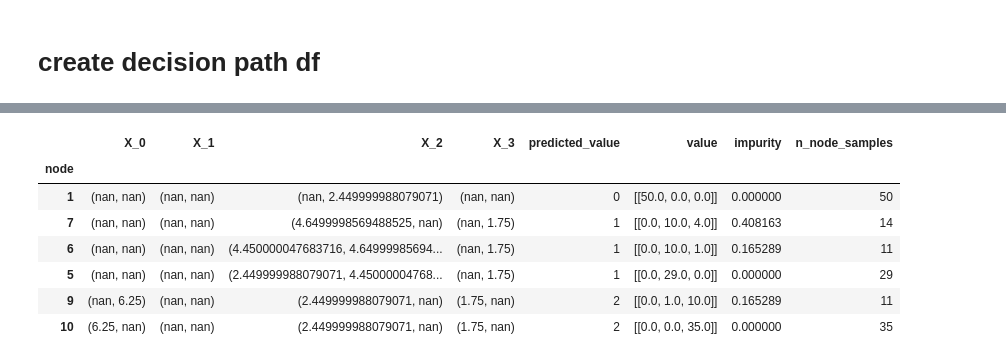
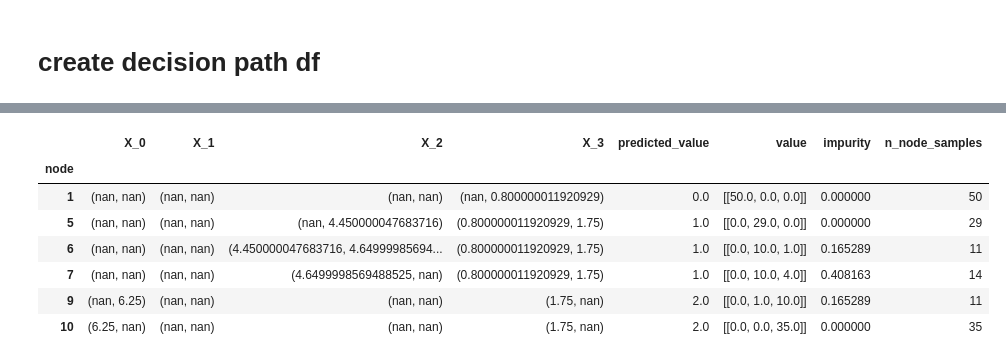
Before and after one commit to kotaRof/HackingDecisionTree, a Jupyter notebook: extractDecisionPathInfo/ipynb/runAll.ipynb, the cells around one changed output, grey strips where cells are left out. Drawn from its saved outputs; the diff is of its cells as text; code cells hidden in the pictures.

Commit message:
add option to output both nodes and leaves

```diff
--- a/extractDecisionPathInfo/ipynb/runAll.ipynb
+++ b/extractDecisionPathInfo/ipynb/runAll.ipynb
@@ -252,11 +270,11 @@ extractDecisionInfo(dtc,iris['data'],iris['feature_names'])
 # %%
-extractDecisionInfo(dtc,iris['data'])
+extractDecisionInfo(dtc,iris['data'],only_leaves=True)
 # %% [output]
 |  | X_0 | X_1 | X_2 | X_3 | predicted_value | value | impurity | n_node_samples |
 | node |  |  |  |  |  |  |  |  |
-| 1 | (nan, nan) | (nan, nan) | (nan, 2.449999988079071) | (nan, nan) | 0 | [[50.0, 0.0, 0.0]] | 0.000000 | 50 |
-| 7 | (nan, nan) | (nan, nan) | (4.6499998569488525, nan) | (nan, 1.75) | 1 | [[0.0, 10.0, 4.0]] | 0.408163 | 14 |
-| 6 | (nan, nan) | (nan, nan) | (4.450000047683716, 4.64999985694... | (nan, 1.75) | 1 | [[0.0, 10.0, 1.0]] | 0.165289 | 11 |
-| 5 | (nan, nan) | (nan, nan) | (2.449999988079071, 4.45000004768... | (nan, 1.75) | 1 | [[0.0, 29.0, 0.0]] | 0.000000 | 29 |
-| 9 | (nan, 6.25) | (nan, nan) | (2.449999988079071, nan) | (1.75, nan) | 2 | [[0.0, 1.0, 10.0]] | 0.165289 | 11 |
-| 10 | (6.25, nan) | (nan, nan) | (2.449999988079071, nan) | (1.75, nan) | 2 | [[0.0, 0.0, 35.0]] | 0.000000 | 35 |
+| 1 | (nan, nan) | (nan, nan) | (nan, nan) | (nan, 0.800000011920929) | 0.0 | [[50.0, 0.0, 0.0]] | 0.000000 | 50 |
+| 5 | (nan, nan) | (nan, nan) | (nan, 4.450000047683716) | (0.800000011920929, 1.75) | 1.0 | [[0.0, 29.0, 0.0]] | 0.000000 | 29 |
+| 6 | (nan, nan) | (nan, nan) | (4.450000047683716, 4.64999985694... | (0.800000011920929, 1.75) | 1.0 | [[0.0, 10.0, 1.0]] | 0.165289 | 11 |
+| 7 | (nan, nan) | (nan, nan) | (4.6499998569488525, nan) | (0.800000011920929, 1.75) | 1.0 | [[0.0, 10.0, 4.0]] | 0.408163 | 14 |
+| 9 | (nan, 6.25) | (nan, nan) | (nan, nan) | (1.75, nan) | 2.0 | [[0.0, 1.0, 10.0]] | 0.165289 | 11 |
+| 10 | (6.25, nan) | (nan, nan) | (nan, nan) | (1.75, nan) | 2.0 | [[0.0, 0.0, 35.0]] | 0.000000 | 35 |
```
Also changed, not shown: parts of 6 cells of this notebook, 1 other file.
